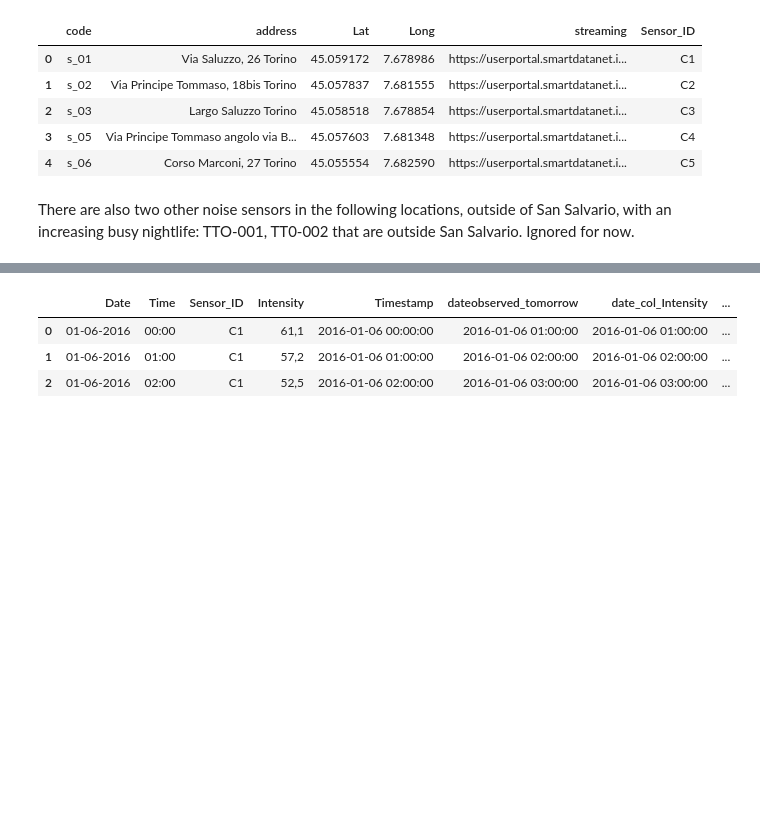
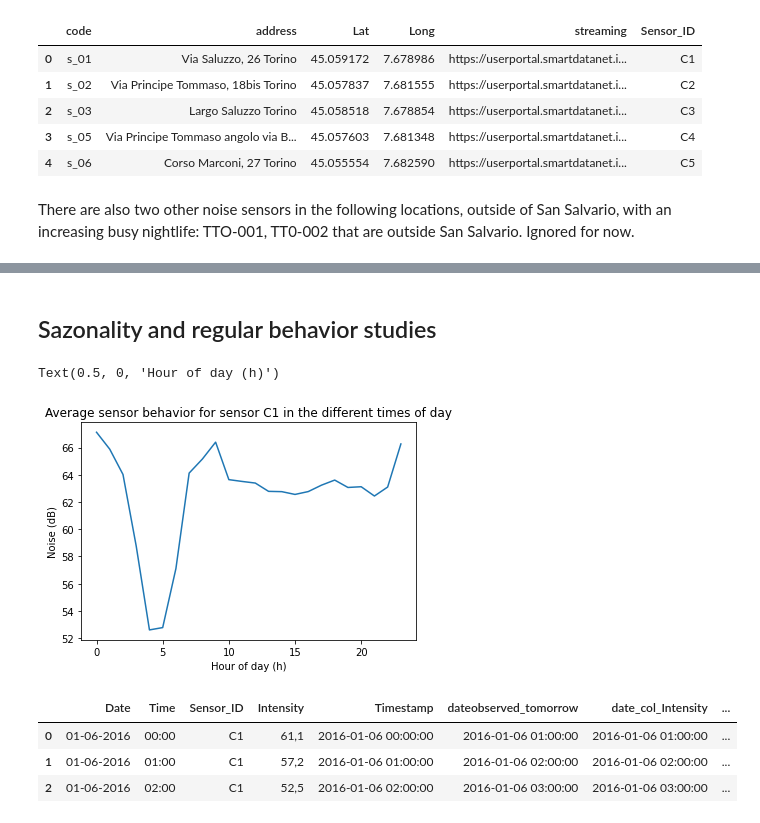
Before and after one commit to TiagoFilipeSousaGoncalves/wdl-tech-moguls, a Jupyter notebook: finals/Deliverable.ipynb, the cells around one changed output, grey strips where cells are left out. Drawn from its saved outputs; the diff is of its cells as text; code cells hidden in the pictures; blank space fills up the shorter version.

```diff
--- a/finals/Deliverable.ipynb
+++ b/finals/Deliverable.ipynb
@@ -109,0 +230,2 @@ file_paths = ['data/noise_data/san_salvario_2016.csv']
+# %% [markdown]
+## Sazonality and regular behavior studies
@@ -109,0 +256,10 @@ file_paths = ['data/noise_data/san_salvario_2016.csv']
+# %%
+def dbmean(levels, axis=None):
+    """
+    Energetic average of levels.
+    :param levels: Sequence of levels.
+    :param axis: Axis over which to perform the operation.
+    .. math:: L_{mean} = 10 \\log_{10}{\\frac{1}{n}\\sum_{i=0}^n{10^{L/10}}}
+    """
+    # levels = np.asanyarray(levels)
+    return 10.0 * np.log10((10.0**(levels / 10.0)).mean(axis=axis))
@@ -110,3 +269,15 @@ file_paths = ['data/noise_data/san_salvario_2016.csv']
+# %%
+avg_intensity_per_hour = df[df.Sensor_ID == 'C1'].groupby('hour_today')['Intensity'].apply(dbmean)
+# %%
+import matplotlib.pyplot as plt
+
+plt.plot(np.arange(len(avg_intensity_per_hour)), avg_intensity_per_hour.values)
+plt.title('Average sensor behavior for sensor C1 in the different times of day')
+plt.ylabel('Noise (dB)')
+plt.xlabel('Hour of day (h)')
+# %% [output]
+Text(0.5, 0, 'Hour of day (h)')
+[figure, added]
 # %%
 # We create a function to create our targets
 # As you can see, we created our target (label) based on a date offset (i.e., our label will be the intensity of the next day at the same time)
```
Also changed, not shown: parts of 32 cells of this notebook.
